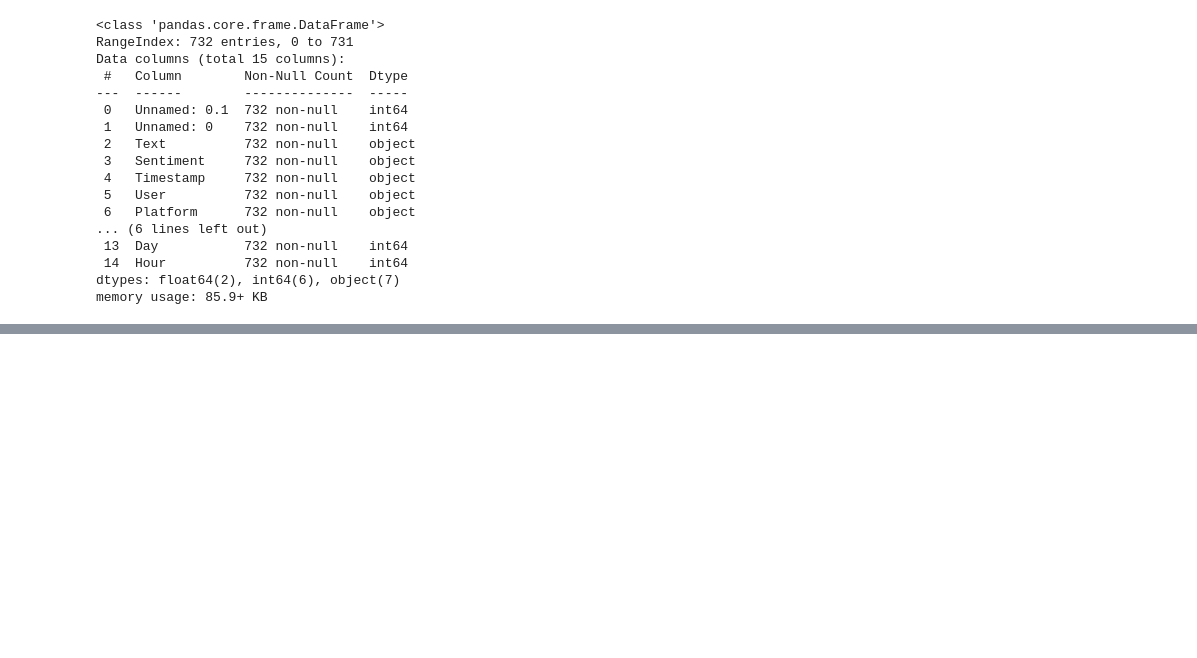
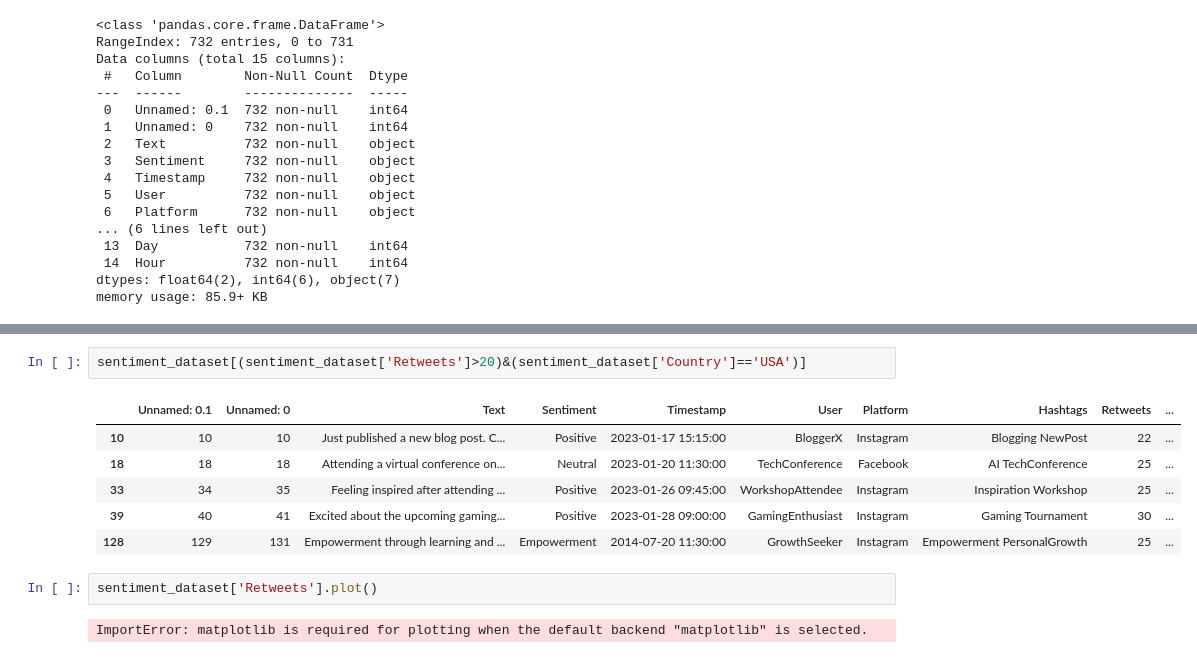
Before and after one commit to suhailphotos/houdiniUtils, a Jupyter notebook: dataPlotKit/pandas_basics.ipynb, the cells around one changed output, grey strips where cells are left out. Cells and saved outputs as stored; diff of their text form; blank space fills up the shorter version.

```diff
--- a/dataPlotKit/pandas_basics.ipynb
+++ b/dataPlotKit/pandas_basics.ipynb
@@ -68,0 +119,13 @@ sentiment_dataset.groupby(['Platform']).sum()
+# %%
+sentiment_dataset[(sentiment_dataset['Retweets']>20)&(sentiment_dataset['Country']=='USA')]
+# %% [output]
+|  | Unnamed: 0.1 | Unnamed: 0 | Text | Sentiment | Timestamp | User | Platform | Hashtags | Retweets | ... |
+| 10 | 10 | 10 | Just published a new blog post. C... | Positive | 2023-01-17 15:15:00 | BloggerX | Instagram | Blogging NewPost | 22 | ... |
+| 18 | 18 | 18 | Attending a virtual conference on... | Neutral | 2023-01-20 11:30:00 | TechConference | Facebook | AI TechConference | 25 | ... |
+| 33 | 34 | 35 | Feeling inspired after attending ... | Positive | 2023-01-26 09:45:00 | WorkshopAttendee | Instagram | Inspiration Workshop | 25 | ... |
+| 39 | 40 | 41 | Excited about the upcoming gaming... | Positive | 2023-01-28 09:00:00 | GamingEnthusiast | Instagram | Gaming Tournament | 30 | ... |
+| 128 | 129 | 131 | Empowerment through learning and ... | Empowerment | 2014-07-20 11:30:00 | GrowthSeeker | Instagram | Empowerment PersonalGrowth | 25 | ... |
+# %%
+sentiment_dataset['Retweets'].plot()
+# %% [output]
+ImportError: matplotlib is required for plotting when the default backend "matplotlib" is selected.
```
Also changed, not shown: parts of 7 cells of this notebook, 2 other files.
